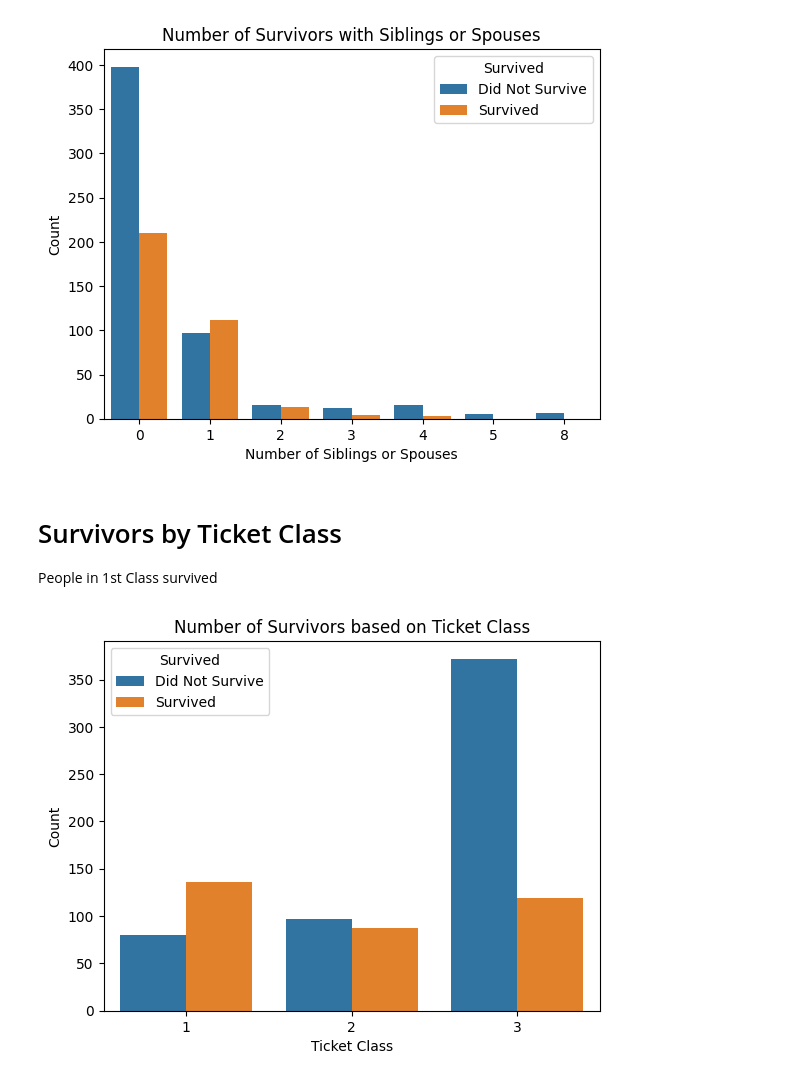
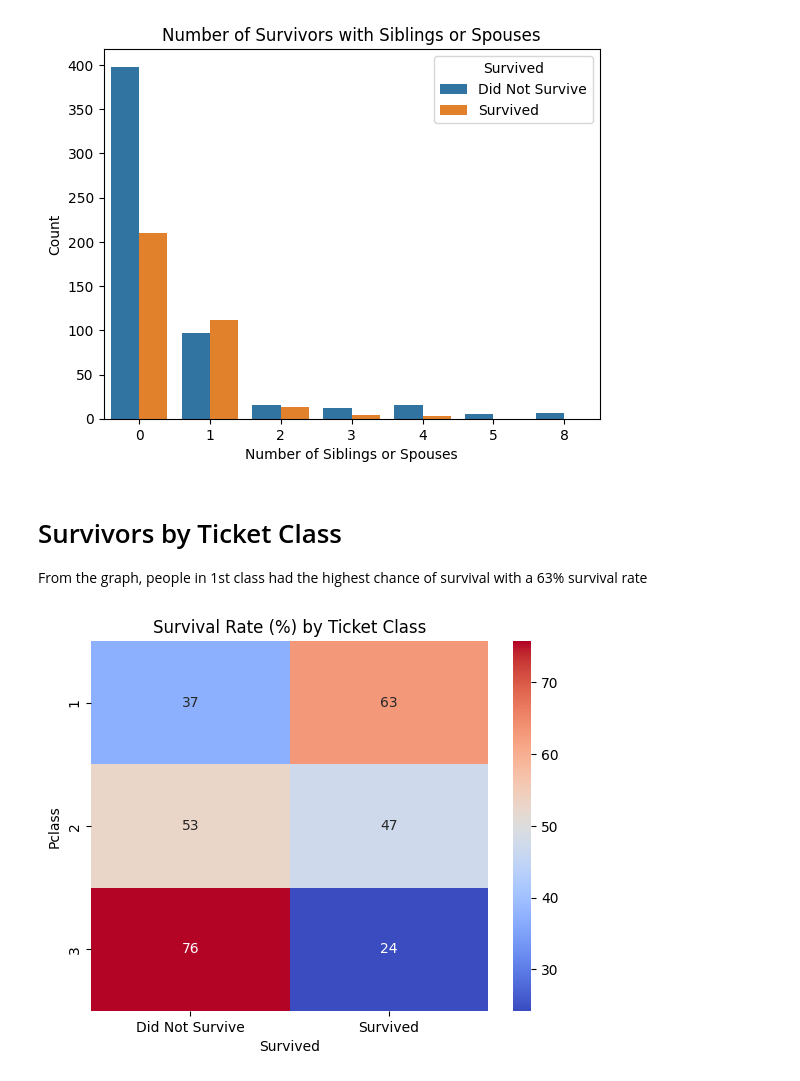
Before and after one commit to serenebliss0/s.ajayiCSC102, a Jupyter notebook: week_4/project_2.ipynb, the cells around one changed output. Cells and saved outputs as stored; diff of their text form; code cells hidden in the pictures.

Commit message:
Changed visualizations in week 4 project 2

```diff
--- a/week_4/project_2.ipynb
+++ b/week_4/project_2.ipynb
@@ -36,10 +36,9 @@ memory usage: 76.7 KB
 
 Most survivors were women, while more than 50% of men did not survive.
 # %%
-#create a column to count how many survived or didn't survive
-data['Survived'] = data['Survived'].map({1: 'Survived', 0: 'Did Not Survive'});
+sns.barplot(data=data, x='Sex', y='Survived')
 
-sns.countplot(data, x=data['Sex'], hue="Survived", hue_order=['Did Not Survive', 'Survived']);
-plt.title("Number of Survivors by Gender");
-plt.show();
+plt.title("Survival Rate by Gender")
+plt.ylabel("Proportion")
+plt.show()
 # %% [output]
@@ -62,13 +61,11 @@ plt.show();
 # %% [markdown]
 # Survivors by Ticket Class
 
-People in 1st Class survived
+From the graph, people in 1st class had the highest chance of survival with a 63% survival rate
 # %%
-
-sns.countplot(data, x=data['Pclass'], hue="Survived", hue_order=['Did Not Survive', 'Survived']);
-plt.title("Number of Survivors based on Ticket Class");
-plt.xlabel("Ticket Class");
-plt.ylabel("Count")
-plt.show();
+pclass = data.groupby(['Pclass', 'Survived']).size().unstack()
+sns.heatmap(pclass.div(pclass.sum(axis=1), axis=0) * 100, annot=True, fmt='.0f', cmap='coolwarm')
+plt.title('Survival Rate (%) by Ticket Class')
+plt.show()
 # %% [output]
-[figure, old version]
+[figure, new version]
```
Also changed, not shown: parts of 1 cell of this notebook, 3 other files.
